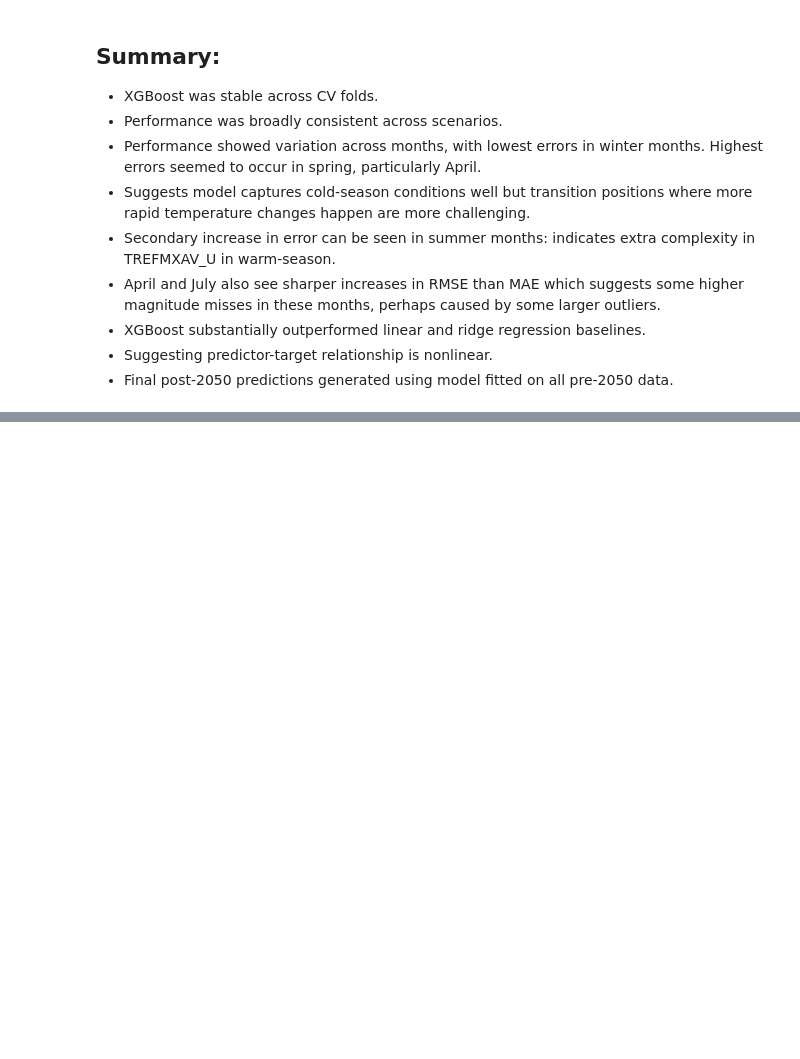
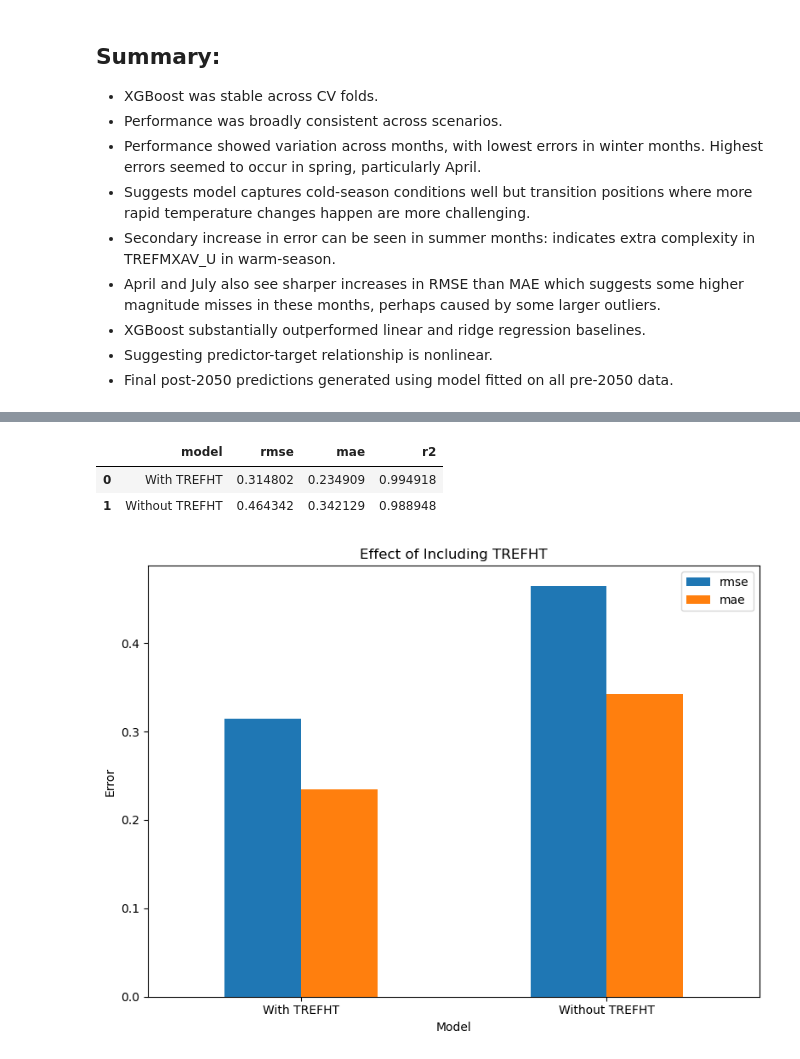
Before and after one commit to Jacob-DS-1/eds_project2, a Jupyter notebook: notebooks/03_modelling_xgboost.ipynb, the cells around one changed output, grey strips where cells are left out. Saved outputs shown, nothing was run; the diff lists cells and outputs as text; code cells hidden in the pictures; blank space fills up the shorter version.

Commit message:
Add TREFHT ablation analysis to modelling notebook

```diff
--- a/notebooks/03_modelling_xgboost.ipynb
+++ b/notebooks/03_modelling_xgboost.ipynb
@@ -690,0 +809,3 @@ post2050.to_csv(TABLES_DIR / "post2050_predictions.csv", index=False)
+# %%
+full_results = run_xgb_cv(df, full_feature_cols, folds, target=target)
+reduced_results = run_xgb_cv(df, reduced_feature_cols, folds, target=target)
@@ -690,0 +832,39 @@ post2050.to_csv(TABLES_DIR / "post2050_predictions.csv", index=False)
+# %%
+trefht_comparison = pd.DataFrame({
+    "model": ["With TREFHT", "Without TREFHT"],
+    "rmse": [
+        full_results["cv_results"]["rmse"].mean(),
+        reduced_results["cv_results"]["rmse"].mean(),
+    ],
+    "mae": [
+        full_results["cv_results"]["mae"].mean(),
+        reduced_results["cv_results"]["mae"].mean(),
+    ],
+    "r2": [
+        full_results["cv_results"]["r2"].mean(),
+        reduced_results["cv_results"]["r2"].mean(),
+    ]
+})
+
+trefht_comparison
+# %% [output]
+|  | model | rmse | mae | r2 |
+| 0 | With TREFHT | 0.314802 | 0.234909 | 0.994918 |
+| 1 | Without TREFHT | 0.464342 | 0.342129 | 0.988948 |
+# %%
+# Plot comparison
+
+ax = trefht_comparison.plot(
+    x="model",
+    y=["rmse", "mae"],
+    kind="bar",
+    figsize=(8, 6)
+)
+ax.set_title("Effect of Including TREFHT")
+ax.set_xlabel("Model")
+ax.set_ylabel("Error")
+plt.xticks(rotation=0)
+plt.tight_layout()
+plt.show()
+# %% [output]
+[figure, added]
```
Also changed, not shown: parts of 33 cells of this notebook.
